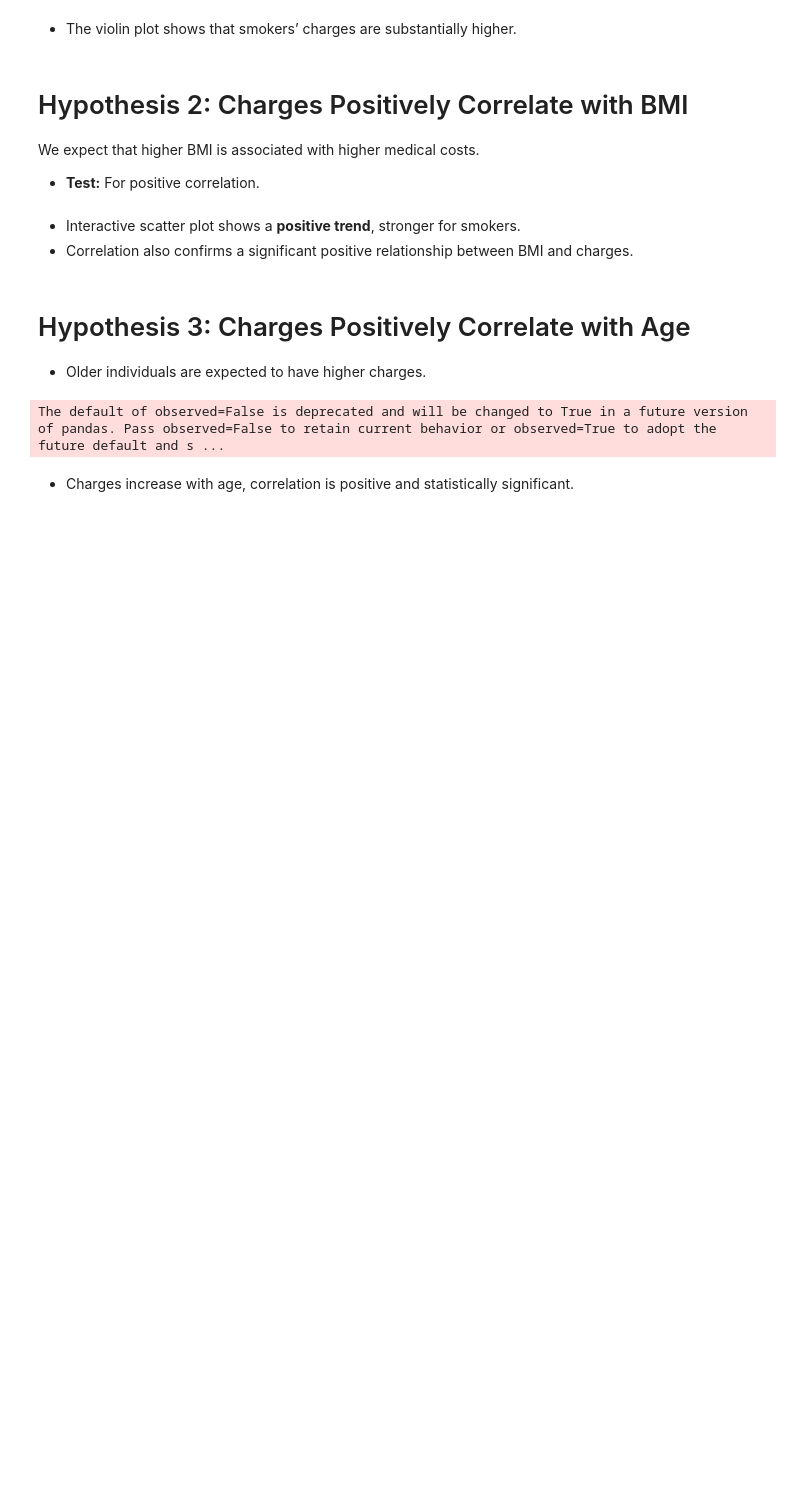
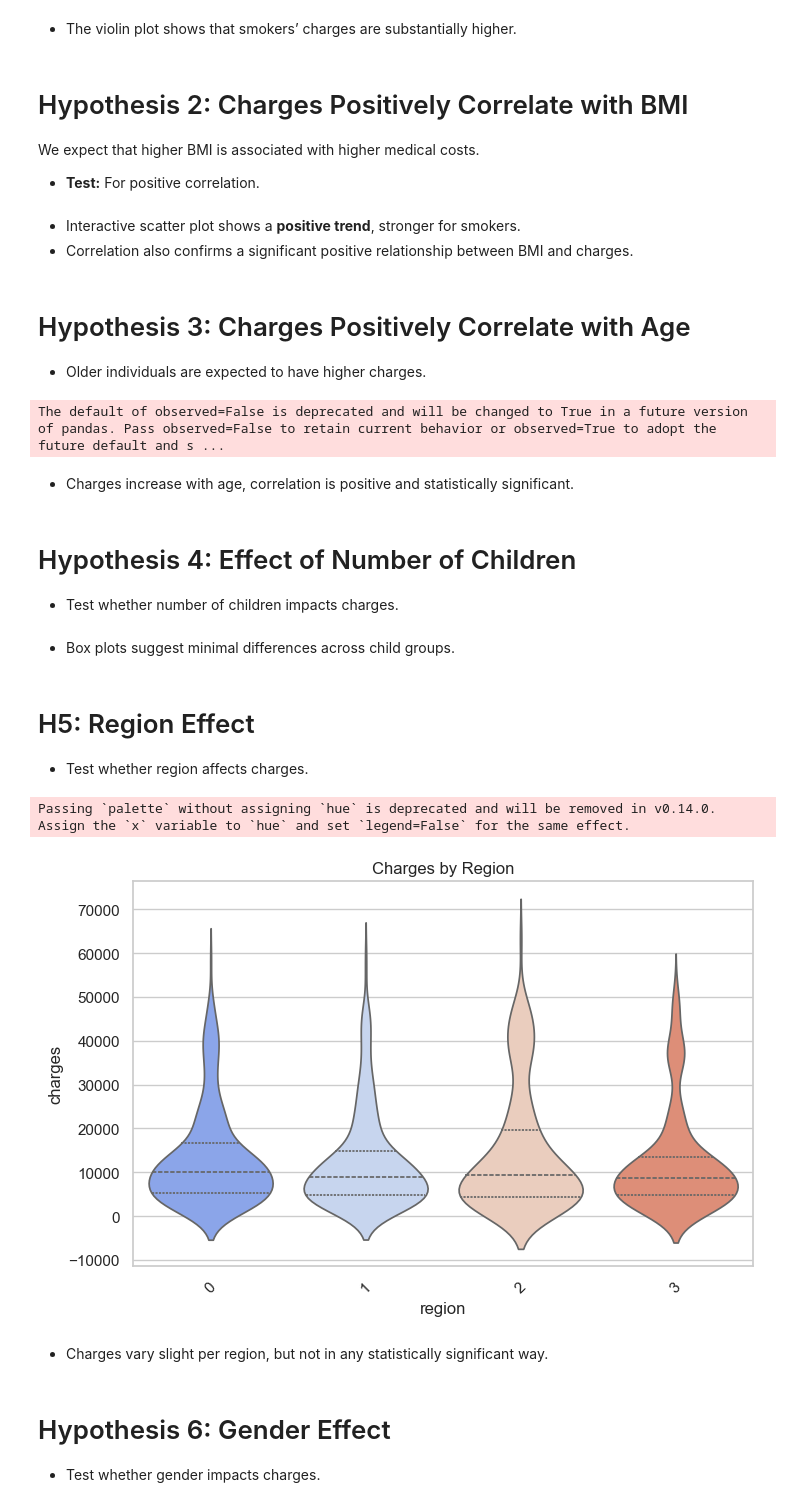
Before and after one commit to H-Smithson/healthcare_data_analysis, a Jupyter notebook: jupyter_notebooks/03_visualisations.ipynb, the cells around one changed output. Drawn from its saved outputs; the diff is of its cells as text; code cells hidden in the pictures; blank space fills up the shorter version.

Commit message:
Add Hypothesis 4 and 5 to Visualisation Notebook.

```diff
--- a/jupyter_notebooks/03_visualisations.ipynb
+++ b/jupyter_notebooks/03_visualisations.ipynb
@@ -143,3 +143,7 @@ fig.show()
 The default of observed=False is deprecated and will be changed to True in a future version of pandas. Pass observed=False to retain current behavior or observed=True to adopt the future default and s ...
 # %% [markdown]
 * Charges increase with age, correlation is positive and statistically significant.
+# %% [markdown]
+# Hypothesis 4: Effect of Number of Children
+
+* Test whether number of children impacts charges.
@@ -145,0 +154,21 @@ The default of observed=False is deprecated and will be changed to True in a fut
+# %% [markdown]
+* Box plots suggest minimal differences across child groups.
+# %% [markdown]
+# H5: Region Effect
+
+* Test whether region affects charges.
+# %%
+plt.figure(figsize=(8,5))
+sns.violinplot(x="region", y="charges", data=df, palette="coolwarm", inner="quartile")
+plt.title("Charges by Region")
+plt.xticks(rotation=45)
+plt.show()
+# %% [output]
+Passing `palette` without assigning `hue` is deprecated and will be removed in v0.14.0. Assign the `x` variable to `hue` and set `legend=False` for the same effect.
+[figure, added]
+# %% [markdown]
+* Charges vary slight per region, but not in any statistically significant way.
+# %% [markdown]
+# Hypothesis 6: Gender Effect
+
+* Test whether gender impacts charges.
```
Also changed, not shown: parts of 1 cell of this notebook.
